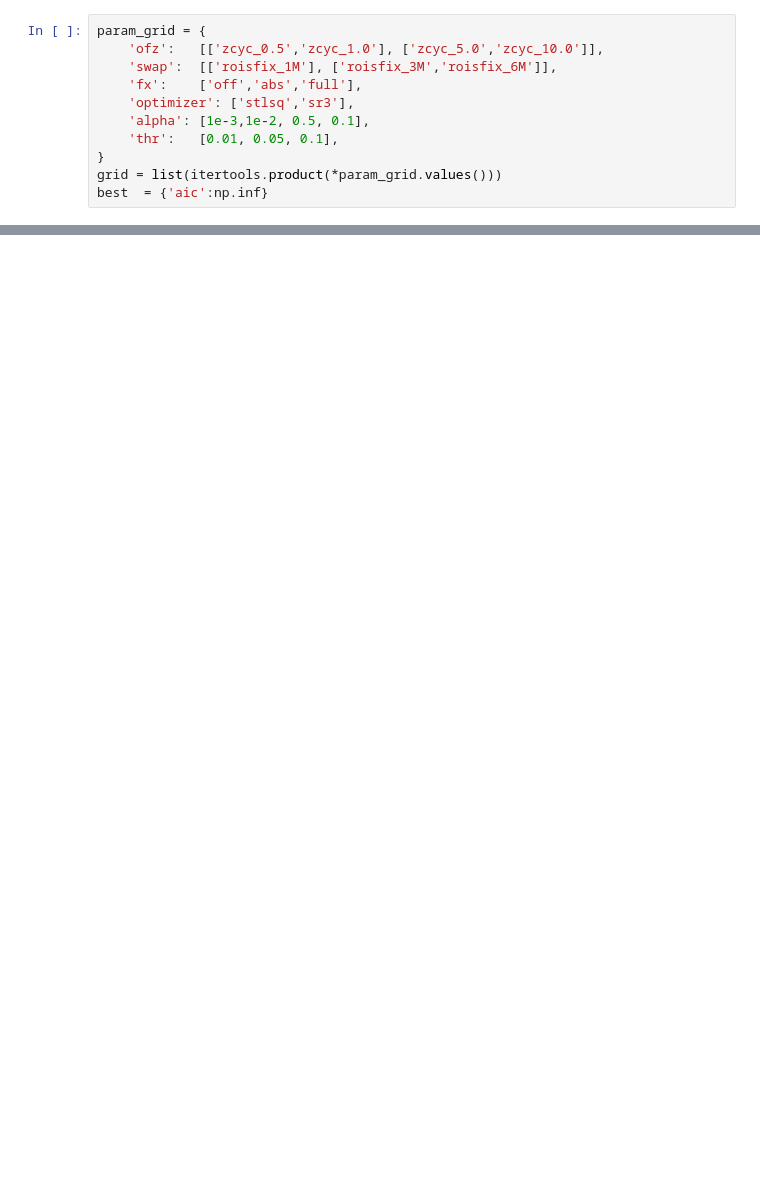
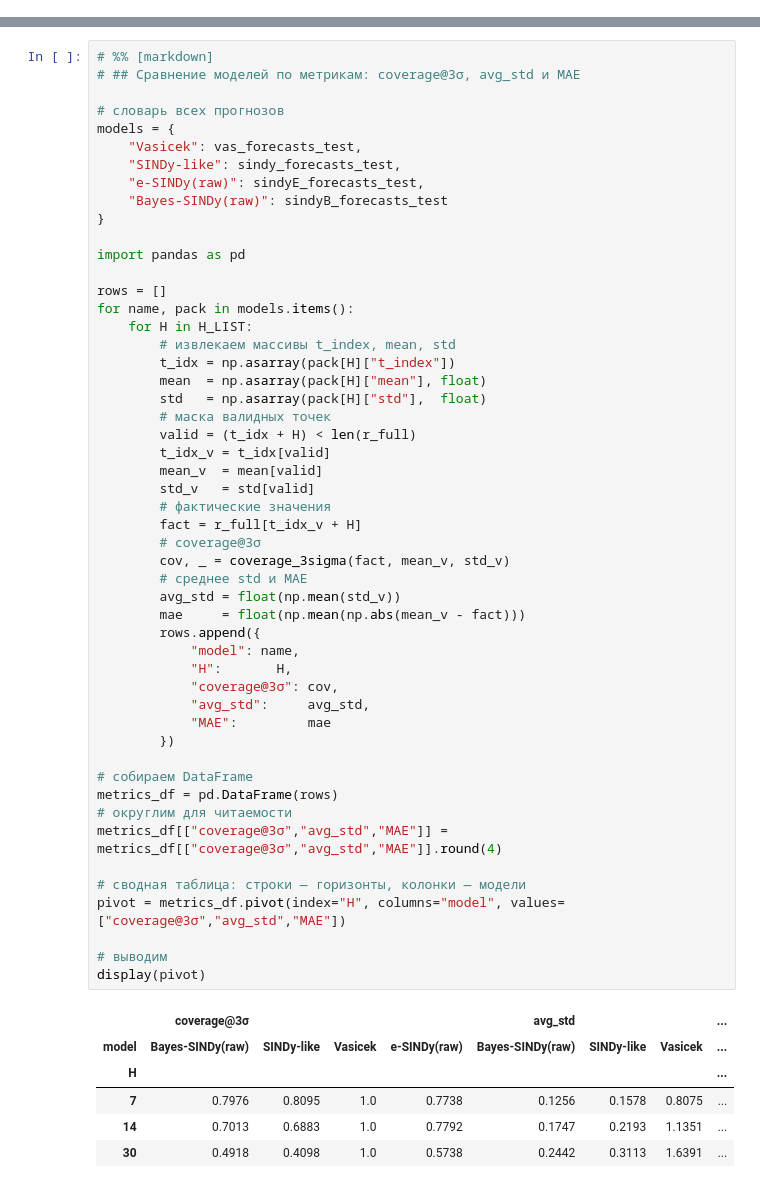
Before and after one commit to dmlast/ruonia-forecast, a Jupyter notebook: notebooks/01_1st_sindy_drift.ipynb, the cells around one changed output, grey strips where cells are left out. Saved outputs shown, nothing was run; the diff lists cells and outputs as text; blank space fills up the shorter version.

```diff
--- a/notebooks/01_1st_sindy_drift.ipynb
+++ b/notebooks/01_1st_sindy_drift.ipynb
@@ -81,11 +0,0 @@ def base_lib(include_sin=False, degree=2):
-# %%
-param_grid = {
-    'ofz':   [['zcyc_0.5','zcyc_1.0'], ['zcyc_5.0','zcyc_10.0']],
-    'swap':  [['roisfix_1M'], ['roisfix_3M','roisfix_6M']],
-    'fx':    ['off','abs','full'],
-    'optimizer': ['stlsq','sr3'],
-    'alpha': [1e-3,1e-2, 0.5, 0.1],
-    'thr':   [0.01, 0.05, 0.1],
-}
-grid = list(itertools.product(*param_grid.values()))
-best  = {'aic':np.inf}
@@ -163,0 +820,58 @@ _В процессе_
+# %%
+# %% [markdown]
+# ## Сравнение моделей по метрикам: coverage@3σ, avg_std и MAE
+
+# словарь всех прогнозов
+models = {
+    "Vasicek": vas_forecasts_test,
+    "SINDy-like": sindy_forecasts_test,
+    "e-SINDy(raw)": sindyE_forecasts_test,
+    "Bayes-SINDy(raw)": sindyB_forecasts_test
+}
+
+import pandas as pd
+
+rows = []
+for name, pack in models.items():
+    for H in H_LIST:
+        # извлекаем массивы t_index, mean, std
+        t_idx = np.asarray(pack[H]["t_index"])
+        mean  = np.asarray(pack[H]["mean"], float)
+        std   = np.asarray(pack[H]["std"],  float)
+        # маска валидных точек
+        valid = (t_idx + H) < len(r_full)
+        t_idx_v = t_idx[valid]
+        mean_v  = mean[valid]
+        std_v   = std[valid]
+        # фактические значения
+        fact = r_full[t_idx_v + H]
+        # coverage@3σ
+        cov, _ = coverage_3sigma(fact, mean_v, std_v)
+        # среднее std и MAE
+        avg_std = float(np.mean(std_v))
+        mae     = float(np.mean(np.abs(mean_v - fact)))
+        rows.append({
+            "model": name,
+            "H":       H,
+            "coverage@3σ": cov,
+            "avg_std":     avg_std,
+            "MAE":         mae
+        })
+
+# собираем DataFrame
+metrics_df = pd.DataFrame(rows)
+# округлим для читаемости
+metrics_df[["coverage@3σ","avg_std","MAE"]] = metrics_df[["coverage@3σ","avg_std","MAE"]].round(4)
+
+# сводная таблица: строки — горизонты, колонки — модели
+pivot = metrics_df.pivot(index="H", columns="model", values=["coverage@3σ","avg_std","MAE"])
+
+# выводим
+display(pivot)
+# %% [output]
+|  | coverage@3σ |  |  |  | avg_std |  |  | ... |
+| model | Bayes-SINDy(raw) | SINDy-like | Vasicek | e-SINDy(raw) | Bayes-SINDy(raw) | SINDy-like | Vasicek | ... |
+| H |  |  |  |  |  |  |  | ... |
+| 7 | 0.7976 | 0.8095 | 1.0 | 0.7738 | 0.1256 | 0.1578 | 0.8075 | ... |
+| 14 | 0.7013 | 0.6883 | 1.0 | 0.7792 | 0.1747 | 0.2193 | 1.1351 | ... |
+| 30 | 0.4918 | 0.4098 | 1.0 | 0.5738 | 0.2442 | 0.3113 | 1.6391 | ... |
```
Also changed, not shown: parts of 27 cells of this notebook, 1 other file.
